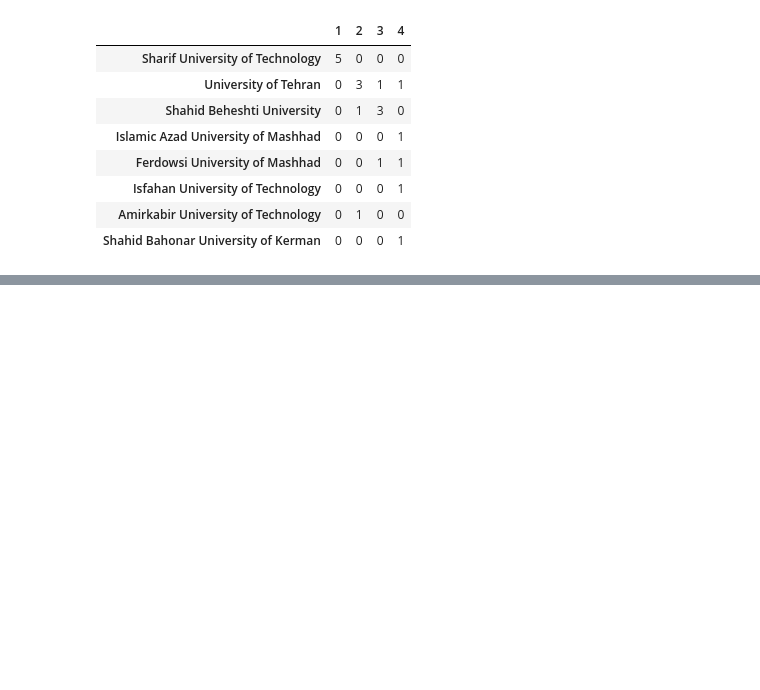
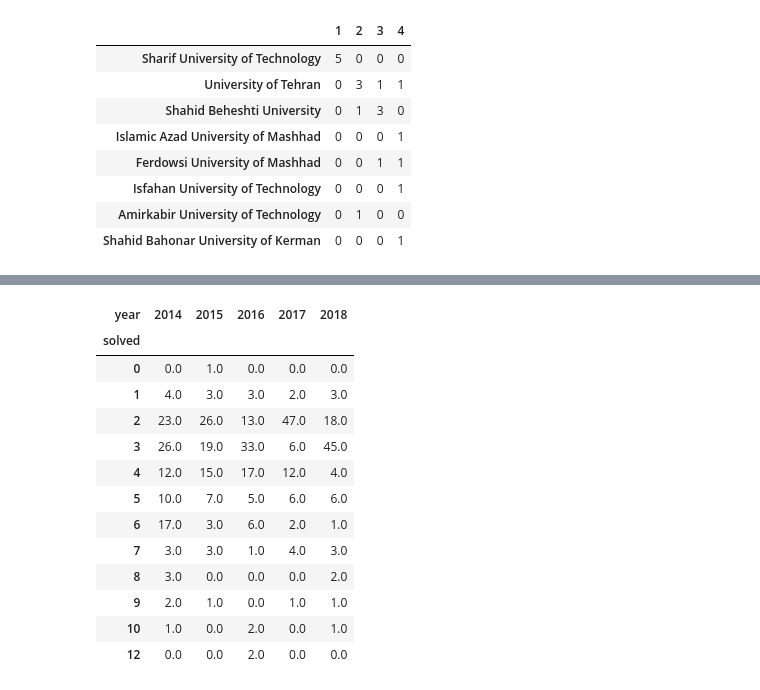
Before and after one commit to mehdikazemi8/icpc-contests, a Jupyter notebook: icpc-contests.ipynb, the cells around one changed output, grey strips where cells are left out. Saved outputs shown, nothing was run; the diff lists cells and outputs as text; code cells hidden in the pictures; blank space fills up the shorter version.

```diff
--- a/icpc-contests.ipynb
+++ b/icpc-contests.ipynb
@@ -506,0 +553,22 @@ calculate_top_universities_combination(4)
+# %%
+solve_count_df = df.groupby('year')['solved'].value_counts()
+solve_count_df = solve_count_df.unstack(level=-1)
+solve_count_df.fillna(0, inplace=True)
+solve_count_df = solve_count_df.transpose()
+
+solve_count_df
+# %% [output]
+| year | 2014 | 2015 | 2016 | 2017 | 2018 |
+| solved |  |  |  |  |  |
+| 0 | 0.0 | 1.0 | 0.0 | 0.0 | 0.0 |
+| 1 | 4.0 | 3.0 | 3.0 | 2.0 | 3.0 |
+| 2 | 23.0 | 26.0 | 13.0 | 47.0 | 18.0 |
+| 3 | 26.0 | 19.0 | 33.0 | 6.0 | 45.0 |
+| 4 | 12.0 | 15.0 | 17.0 | 12.0 | 4.0 |
+| 5 | 10.0 | 7.0 | 5.0 | 6.0 | 6.0 |
+| 6 | 17.0 | 3.0 | 6.0 | 2.0 | 1.0 |
+| 7 | 3.0 | 3.0 | 1.0 | 4.0 | 3.0 |
+| 8 | 3.0 | 0.0 | 0.0 | 0.0 | 2.0 |
+| 9 | 2.0 | 1.0 | 0.0 | 1.0 | 1.0 |
+| 10 | 1.0 | 0.0 | 2.0 | 0.0 | 1.0 |
+| 12 | 0.0 | 0.0 | 2.0 | 0.0 | 0.0 |
```
Also changed, not shown: parts of 4 cells of this notebook, 7 other files.
